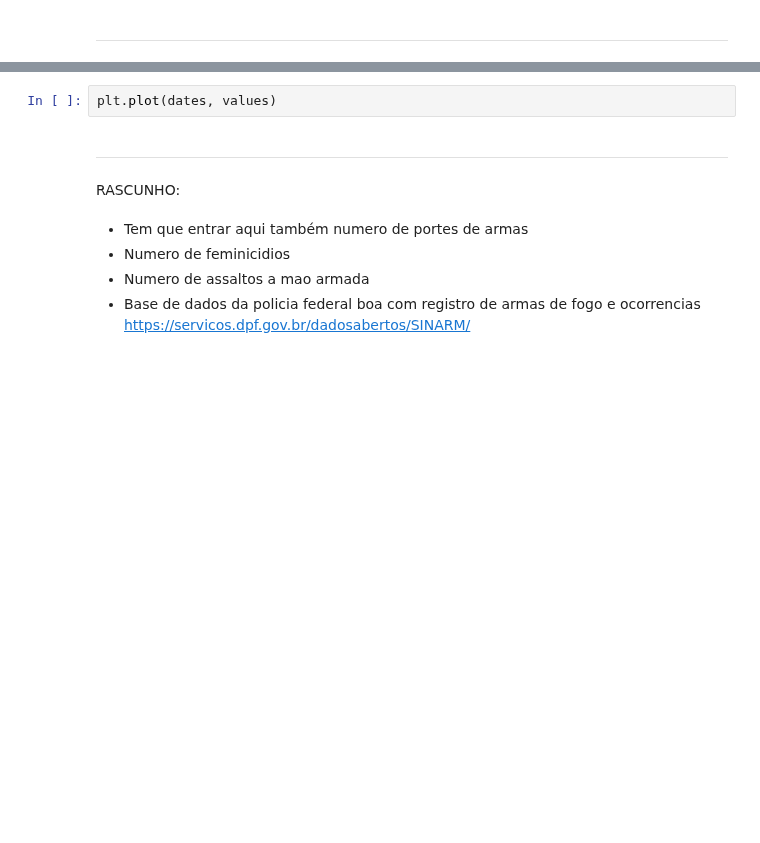
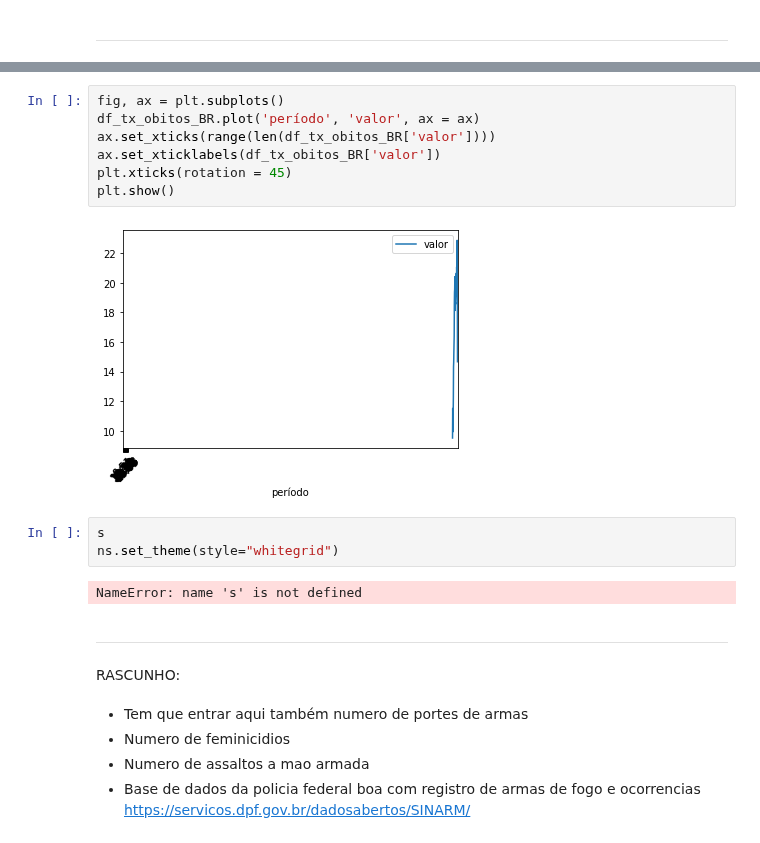
Before and after one commit to kauebr/Portifolio-Desarmamento-Brasil, a Jupyter notebook: Desarmamento Brasil.ipynb, the cells around one changed output, grey strips where cells are left out. Drawn from its saved outputs; the diff is of its cells as text; blank space fills up the shorter version.

```diff
--- a/Desarmamento Brasil.ipynb
+++ b/Desarmamento Brasil.ipynb
@@ -124,5 +143,17 @@ sns.displot(y=y, x=x, kind="kde", )
-# %%
-plt.plot(dates, values)
+# %%
+fig, ax = plt.subplots()
+df_tx_obitos_BR.plot('período', 'valor', ax = ax)
+ax.set_xticks(range(len(df_tx_obitos_BR['valor'])))
+ax.set_xticklabels(df_tx_obitos_BR['valor'])
+plt.xticks(rotation = 45)
+plt.show()
+# %% [output]
+[figure, added]
+# %%
+s
+ns.set_theme(style="whitegrid")
+# %% [output]
+NameError: name 's' is not defined
 # %% [markdown]
 <hr>
 RASCUNHO:
```
Also changed, not shown: parts of 4 cells of this notebook.
